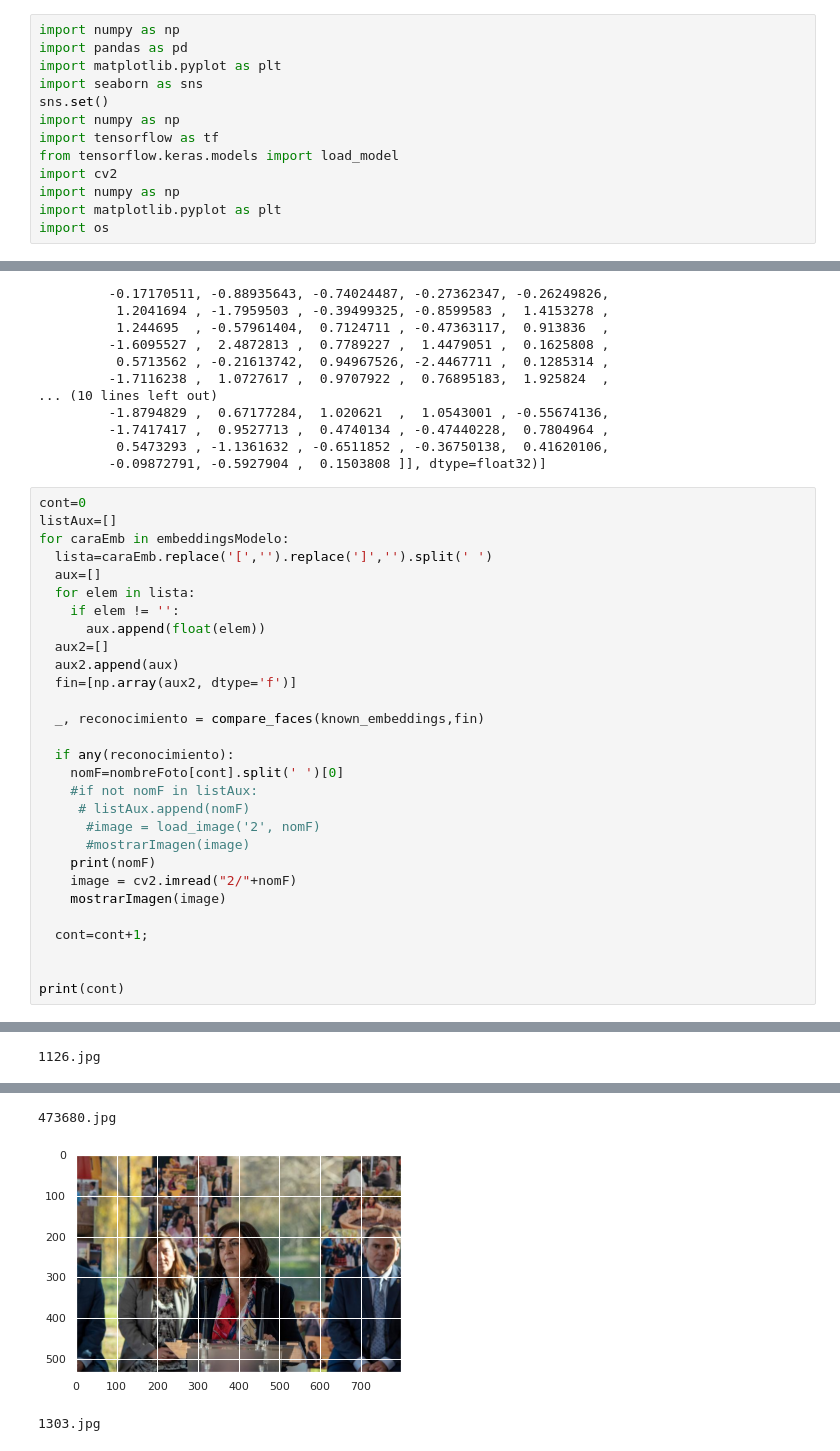
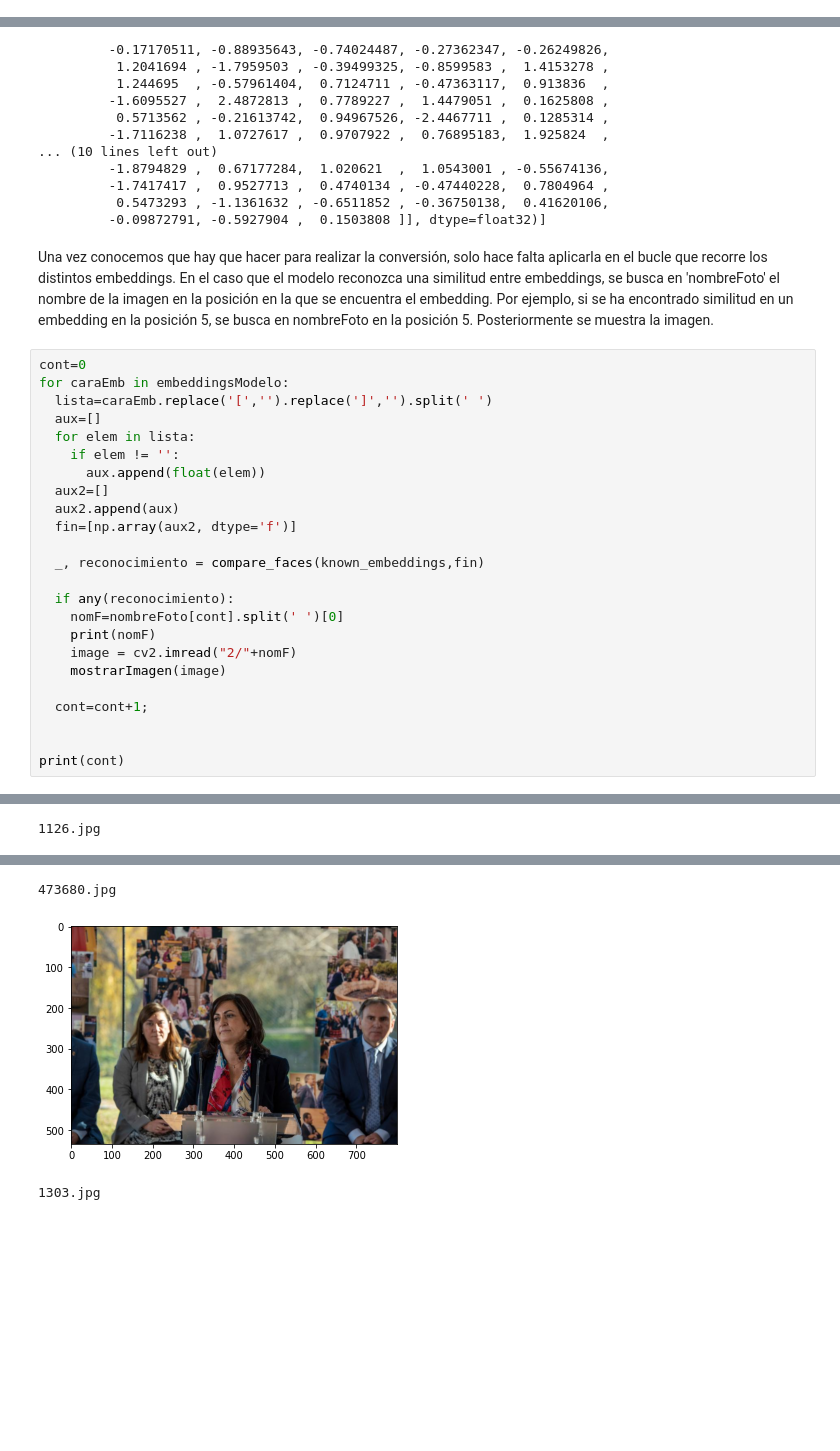
Before and after one commit to IA2021UR/trabajo-ia-en-la-comunidad-de-la-rioja-equipo-1, a Jupyter notebook: BusquedaPorCsv.ipynb, the cells around one changed output, grey strips where cells are left out. Drawn from its saved outputs; the diff is of its cells as text; blank space fills up the shorter version.

```diff
--- a/BusquedaPorCsv.ipynb
+++ b/BusquedaPorCsv.ipynb
@@ -25,13 +2,0 @@ Successfully installed seaborn-0.9.0
-# %%
-import numpy as np
-import pandas as pd
-import matplotlib.pyplot as plt
-import seaborn as sns
-sns.set()
-import numpy as np
-import tensorflow as tf
-from tensorflow.keras.models import load_model
-import cv2
-import numpy as np
-import matplotlib.pyplot as plt
-import os
@@ -319,9 +311,10 @@ fin
          -1.7417417 ,  0.9527713 ,  0.4740134 , -0.47440228,  0.7804964 ,
           0.5473293 , -1.1361632 , -0.6511852 , -0.36750138,  0.41620106,
          -0.09872791, -0.5927904 ,  0.1503808 ]], dtype=float32)]
+# %% [markdown]
+Una vez conocemos que hay que hacer para realizar la conversión, solo hace falta aplicarla en el bucle que recorre los distintos embeddings. En el caso que el modelo reconozca una similitud entre embeddings, se busca en 'nombreFoto' el nombre de la imagen en la posición en la que se encuentra el embedding. Por ejemplo, si se ha encontrado similitud en un embedding en la posición 5, se busca en nombreFoto en la posición 5. Posteriormente se muestra la imagen.
 # %%
 cont=0
-listAux=[]
 for caraEmb in embeddingsModelo:
   lista=caraEmb.replace('[','').replace(']','').split(' ')
   aux=[]
@@ -336,10 +329,6 @@ for caraEmb in embeddingsModelo:
 
   if any(reconocimiento):
     nomF=nombreFoto[cont].split(' ')[0]
-    #if not nomF in listAux:
-     # listAux.append(nomF)
-      #image = load_image('2', nomF)
-      #mostrarImagen(image)
     print(nomF)
     image = cv2.imread("2/"+nomF)
     mostrarImagen(image)
@@ -356,3 +345,3 @@ print(cont)
 473680.jpg
-[figure, old version]
+[figure, new version]
 1303.jpg
```
Also changed, not shown: parts of 28 cells of this notebook.
